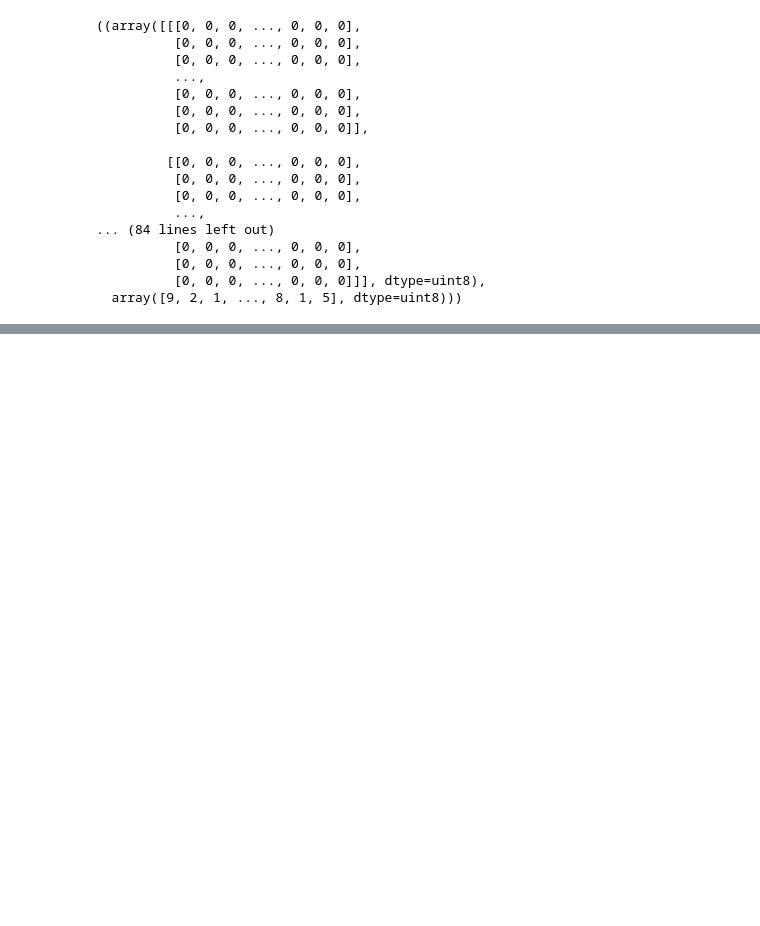
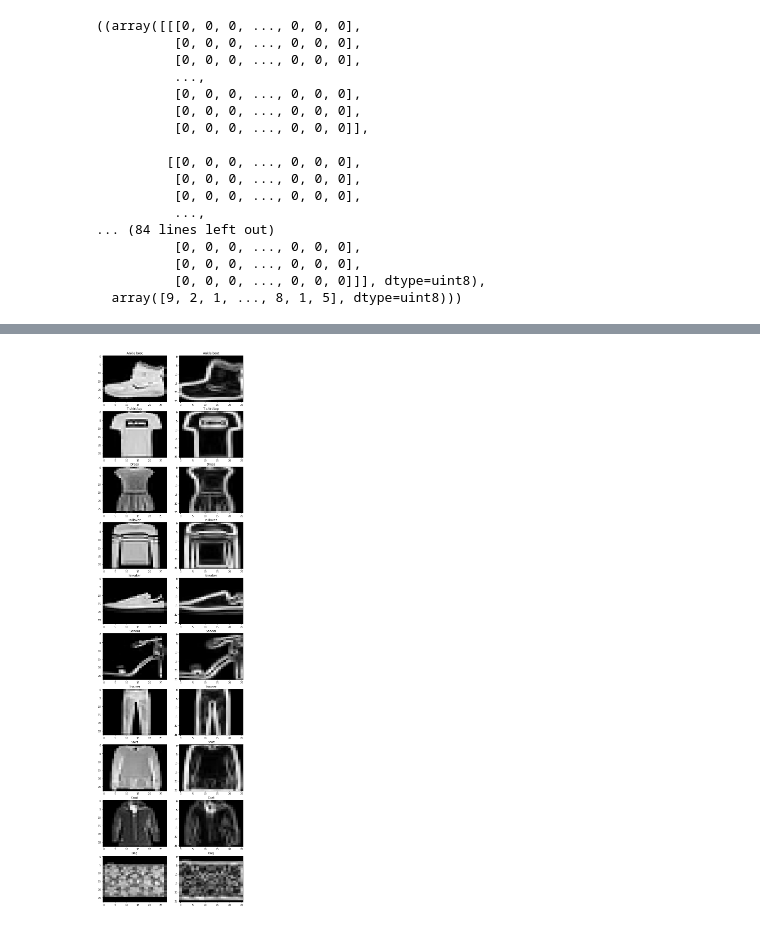
Before and after one commit to sagalpreet/Machine-Learning-CS503, a Jupyter notebook: assignment-3/SAGALPREET_SINGH_CS_503_ML_(2022)_Lab3.ipynb, the cells around one changed output, grey strips where cells are left out. Saved outputs shown, nothing was run; the diff lists cells and outputs as text; code cells hidden in the pictures; blank space fills up the shorter version.

Commit message:
Convolution 2d complete, added code for sobel kernel convolution

```diff
--- a/assignment-3/SAGALPREET_SINGH_CS_503_ML_(2022)_Lab3.ipynb
+++ b/assignment-3/SAGALPREET_SINGH_CS_503_ML_(2022)_Lab3.ipynb
@@ -625,3 +643,30 @@ Label: 2
+# %%
+# Feature map for one example of each class
+
+classes = set(range(10))
+
+f, ax = plt.subplots(10,2)
+f.set_figwidth(10)
+f.set_figheight(40)
+num_plotted = 0
+
+for i, one_hot_target in enumerate(train_target):
+    target = np.argmax(one_hot_target)
+
+    if (target in classes):
+        ax[num_plotted, 0].imshow(train_data[i], cmap='gray', aspect='auto')
+        ax[num_plotted, 1].imshow(sobel(train_data[i]), cmap='gray', aspect='auto')
+
+        ax[num_plotted, 0].set_title(target_decoding[target])
+        ax[num_plotted, 1].set_title(target_decoding[target])
+
+        num_plotted += 1
+        classes.remove(target)
+
+    if (not classes):
+        break
+# %% [output]
+[figure, added]
 # %%
 # Model Structure
 from keras.models import load_model
```
Also changed, not shown: parts of 11 cells of this notebook.
